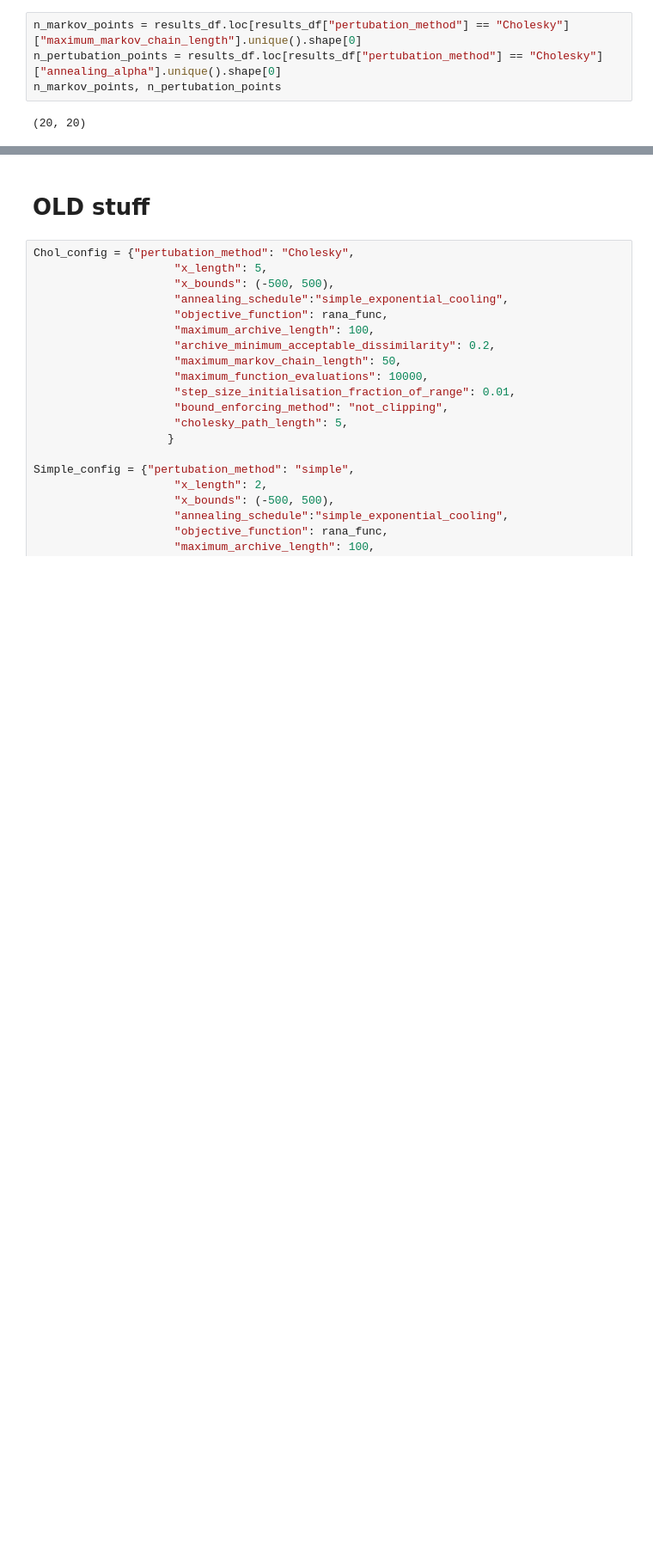
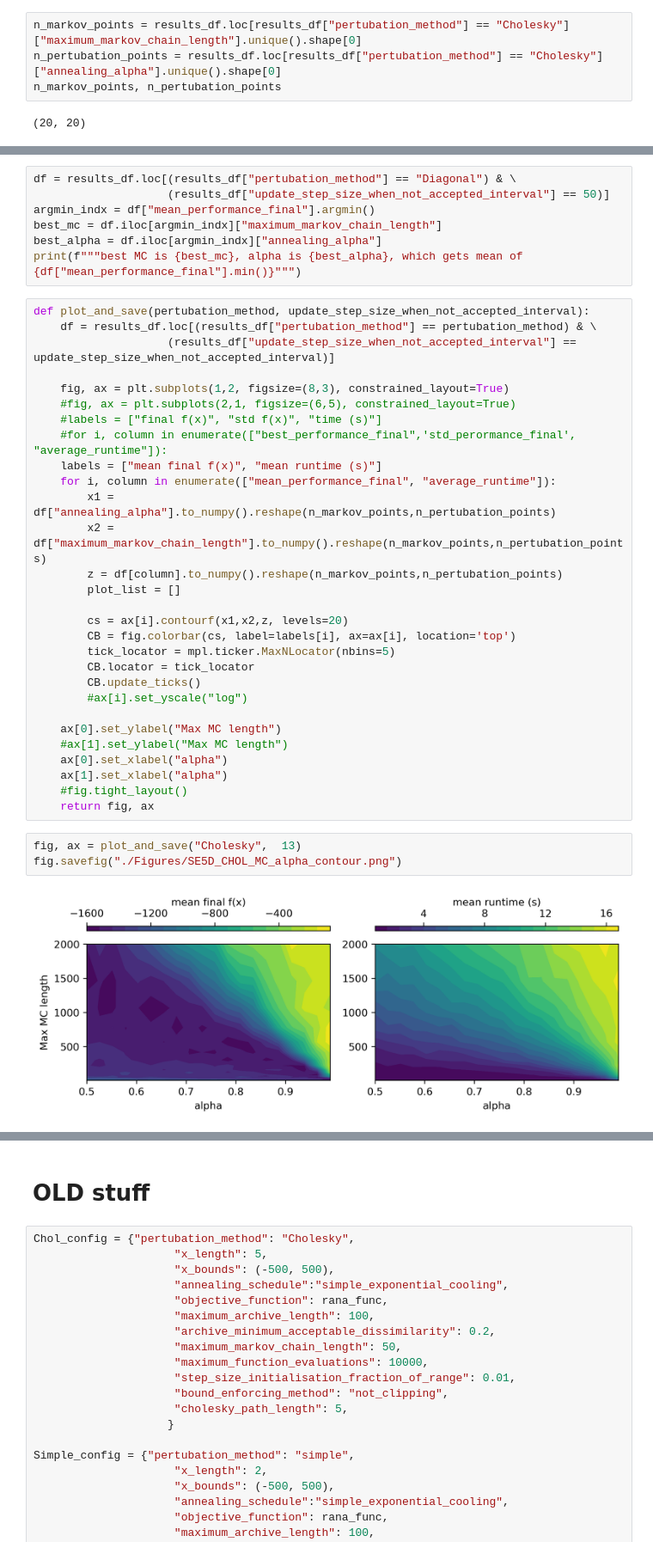
Before and after one commit to lollcat/Metaheuristic_optimisation, a Jupyter notebook: Simlated_Annealing_Notebooks/5D-report_PARAM_OPTIMISATION.ipynb, the cells around one changed output, grey strips where cells are left out. Shown at 86% size. Saved outputs shown, nothing was run; the diff lists cells and outputs as text; blank space fills up the shorter version.

```diff
--- a/Simlated_Annealing_Notebooks/5D-report_PARAM_OPTIMISATION.ipynb
+++ b/Simlated_Annealing_Notebooks/5D-report_PARAM_OPTIMISATION.ipynb
@@ -74,0 +193,41 @@ n_markov_points, n_pertubation_points
+# %%
+df = results_df.loc[(results_df["pertubation_method"] == "Diagonal") & \
+                    (results_df["update_step_size_when_not_accepted_interval"] == 50)]
+argmin_indx = df["mean_performance_final"].argmin()
+best_mc = df.iloc[argmin_indx]["maximum_markov_chain_length"]
+best_alpha = df.iloc[argmin_indx]["annealing_alpha"]
+print(f"""best MC is {best_mc}, alpha is {best_alpha}, which gets mean of {df["mean_performance_final"].min()}""")
+# %%
+def plot_and_save(pertubation_method, update_step_size_when_not_accepted_interval):
+    df = results_df.loc[(results_df["pertubation_method"] == pertubation_method) & \
+                    (results_df["update_step_size_when_not_accepted_interval"] == update_step_size_when_not_accepted_interval)]
+
+    fig, ax = plt.subplots(1,2, figsize=(8,3), constrained_layout=True)
+    #fig, ax = plt.subplots(2,1, figsize=(6,5), constrained_layout=True)
+    #labels = ["final f(x)", "std f(x)", "time (s)"]
+    #for i, column in enumerate(["best_performance_final",'std_perormance_final', "average_runtime"]):
+    labels = ["mean final f(x)", "mean runtime (s)"]
+    for i, column in enumerate(["mean_performance_final", "average_runtime"]):
+        x1 = df["annealing_alpha"].to_numpy().reshape(n_markov_points,n_pertubation_points)
+        x2 = df["maximum_markov_chain_length"].to_numpy().reshape(n_markov_points,n_pertubation_points)
+        z = df[column].to_numpy().reshape(n_markov_points,n_pertubation_points)
+        plot_list = []
+
+        cs = ax[i].contourf(x1,x2,z, levels=20)
+        CB = fig.colorbar(cs, label=labels[i], ax=ax[i], location='top')
+        tick_locator = mpl.ticker.MaxNLocator(nbins=5)
+        CB.locator = tick_locator
+        CB.update_ticks()
+        #ax[i].set_yscale("log")
+
+    ax[0].set_ylabel("Max MC length")
+    #ax[1].set_ylabel("Max MC length")
+    ax[0].set_xlabel("alpha")
+    ax[1].set_xlabel("alpha")
+    #fig.tight_layout()
+    return fig, ax
+# %%
+fig, ax = plot_and_save("Cholesky",  13)
+fig.savefig("./Figures/SE5D_CHOL_MC_alpha_contour.png")
+# %% [output]
+[figure, added]
```
Also changed, not shown: parts of 27 cells of this notebook, 44 other files.
